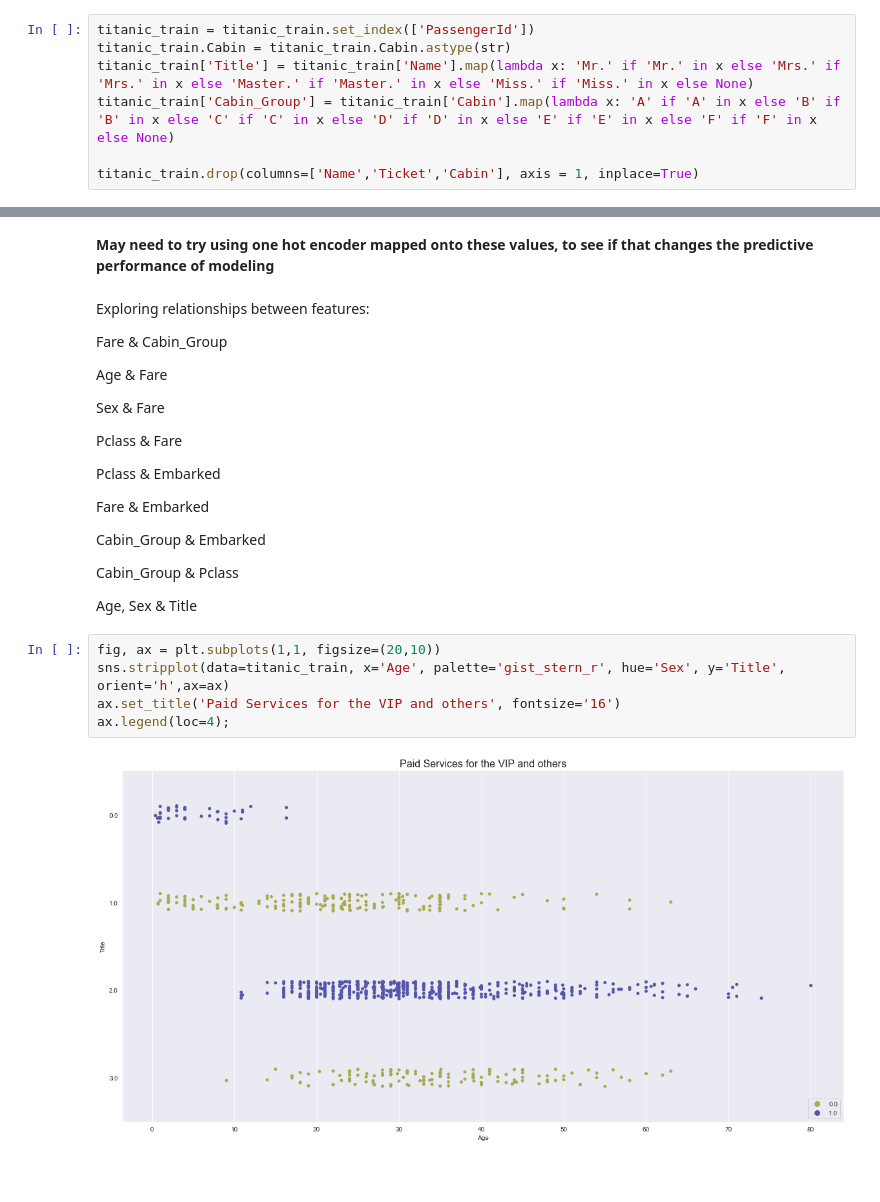
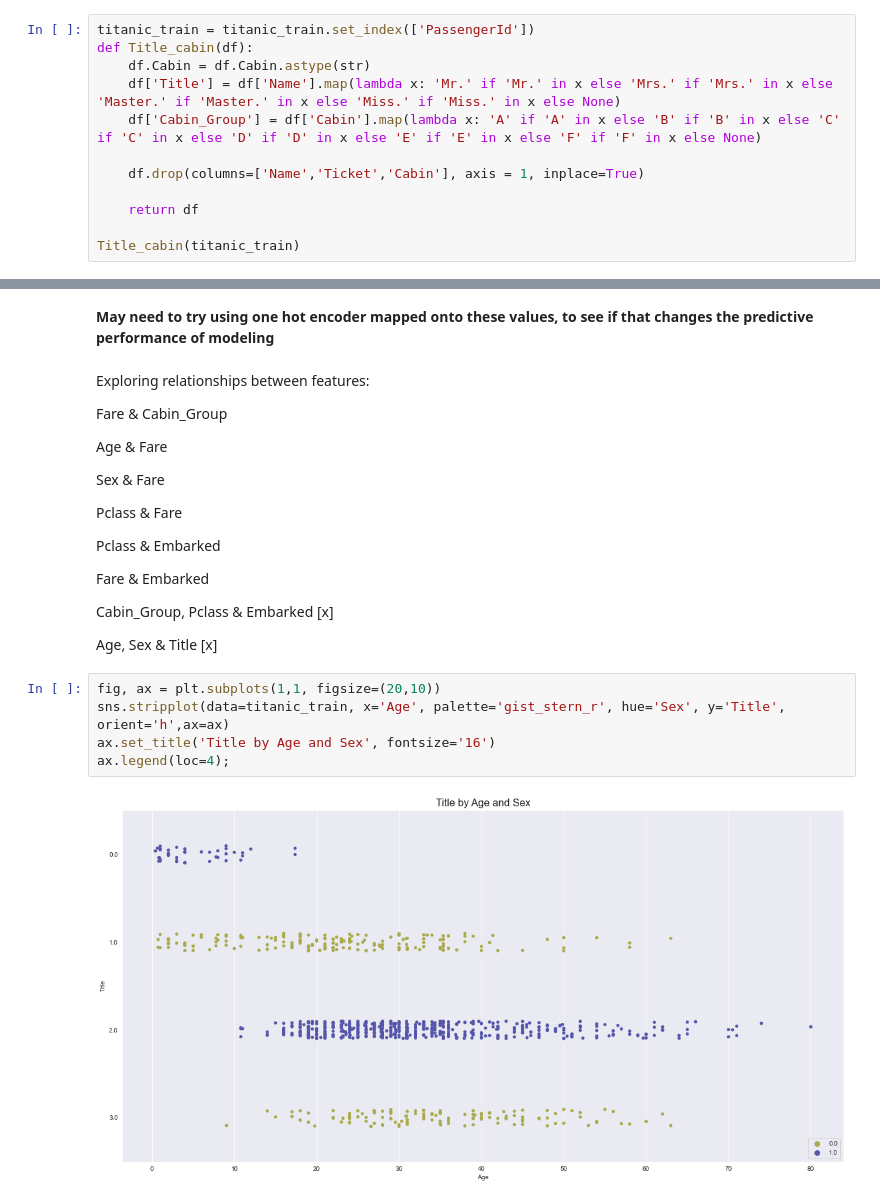
Before and after one commit to mattrubic/Titanic, a Jupyter notebook: Titanic.ipynb, the cells around one changed output, grey strips where cells are left out. Drawn from its saved outputs; the diff is of its cells as text; blank space fills up the shorter version.

```diff
--- a/Titanic.ipynb
+++ b/Titanic.ipynb
@@ -113,8 +113,13 @@ titanic.describe(include='all')
 | max | 891.000000 | 1.000000 | 3.000000 | NaN | NaN | 80.000000 | 8.000000 | 6.000000 | NaN | 512.329200 | ... |
 # %%
 titanic_train = titanic_train.set_index(['PassengerId'])
-titanic_train.Cabin = titanic_train.Cabin.astype(str)
-titanic_train['Title'] = titanic_train['Name'].map(lambda x: 'Mr.' if 'Mr.' in x else 'Mrs.' if 'Mrs.' in x else 'Master.' if 'Master.' in x else 'Miss.' if 'Miss.' in x else None)
-titanic_train['Cabin_Group'] = titanic_train['Cabin'].map(lambda x: 'A' if 'A' in x else 'B' if 'B' in x else 'C' if 'C' in x else 'D' if 'D' in x else 'E' if 'E' in x else 'F' if 'F' in x else None)
+def Title_cabin(df):
+    df.Cabin = df.Cabin.astype(str)
+    df['Title'] = df['Name'].map(lambda x: 'Mr.' if 'Mr.' in x else 'Mrs.' if 'Mrs.' in x else 'Master.' if 'Master.' in x else 'Miss.' if 'Miss.' in x else None)
+    df['Cabin_Group'] = df['Cabin'].map(lambda x: 'A' if 'A' in x else 'B' if 'B' in x else 'C' if 'C' in x else 'D' if 'D' in x else 'E' if 'E' in x else 'F' if 'F' in x else None)
 
-titanic_train.drop(columns=['Name','Ticket','Cabin'], axis = 1, inplace=True)
+    df.drop(columns=['Name','Ticket','Cabin'], axis = 1, inplace=True)
+
+    return df
+
+Title_cabin(titanic_train)
@@ -340,15 +360,13 @@ Pclass & Embarked
 
 Fare & Embarked
 
-Cabin_Group & Embarked
+Cabin_Group, Pclass & Embarked [x]
 
-Cabin_Group & Pclass
-
-Age, Sex & Title
+Age, Sex & Title [x]
 # %%
 fig, ax = plt.subplots(1,1, figsize=(20,10))
 sns.stripplot(data=titanic_train, x='Age', palette='gist_stern_r', hue='Sex', y='Title', orient='h',ax=ax)
-ax.set_title('Paid Services for the VIP and others', fontsize='16')
+ax.set_title('Title by Age and Sex', fontsize='16')
 ax.legend(loc=4);
 # %% [output]
-[figure, old version]
+[figure, new version]
```
Also changed, not shown: parts of 22 cells of this notebook.
